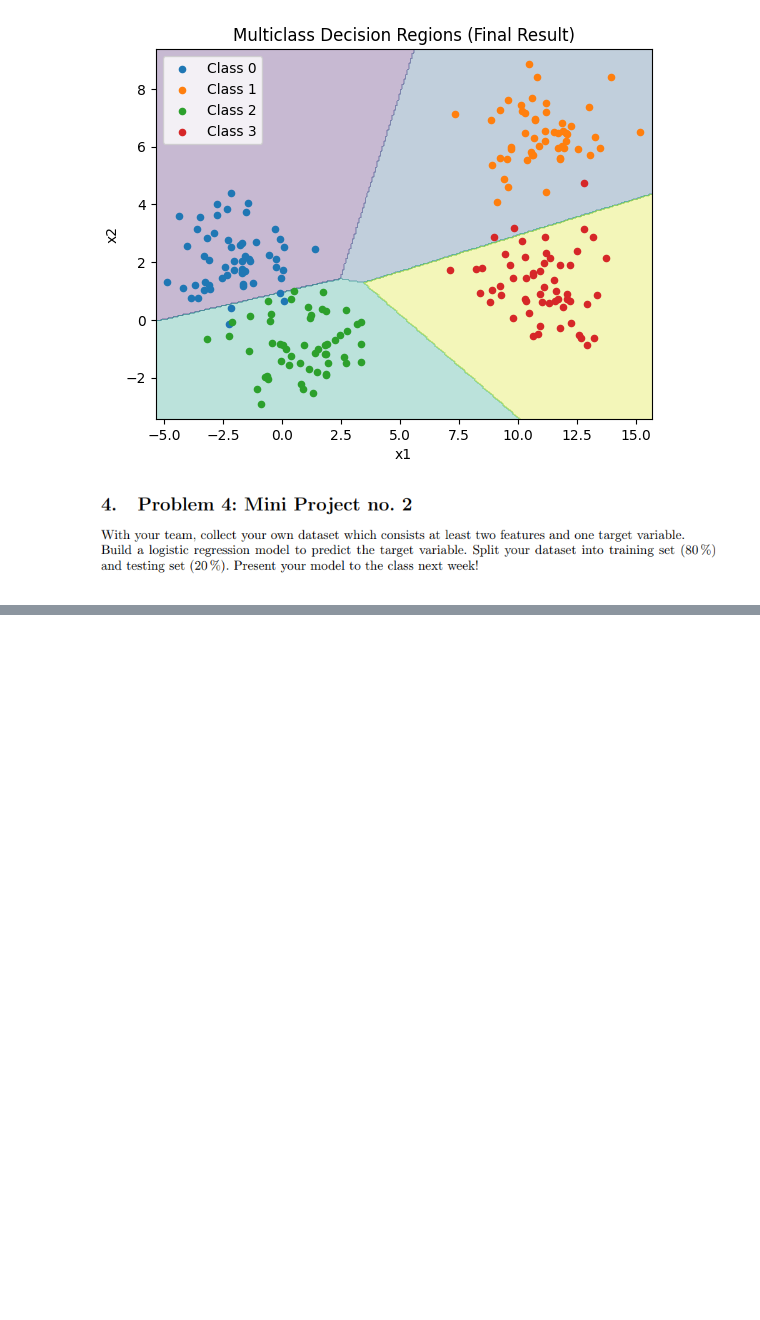
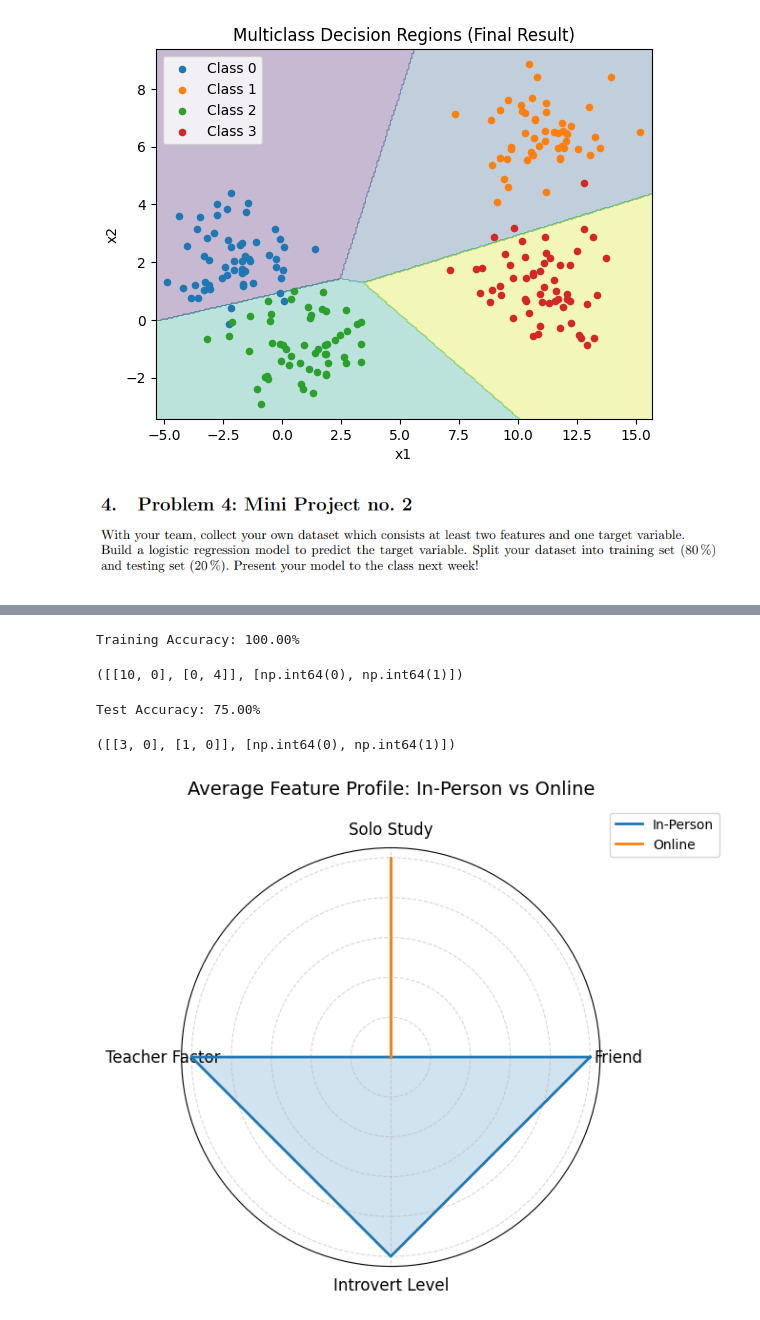
Before and after one commit to i-eat-tea/IML, a Jupyter notebook: TP3_group1/Logistic_Regrssion.ipynb, the cells around one changed output, grey strips where cells are left out. Saved outputs shown, nothing was run; the diff lists cells and outputs as text; code cells hidden in the pictures; blank space fills up the shorter version.

```diff
--- a/TP3_group1/Logistic_Regrssion.ipynb
+++ b/TP3_group1/Logistic_Regrssion.ipynb
@@ -496,0 +633,70 @@ plt.show()
+# %%
+predictions = predict(x_train, final_w, final_b)
+predictions.shape
+accuracy = np.mean(predictions == y_train) * 100
+print(f"Training Accuracy: {accuracy:.2f}%")
+# %% [output]
+Training Accuracy: 100.00%
+# %%
+get_confusion_matrix(y_train, predictions)
+# %% [output]
+([[10, 0], [0, 4]], [np.int64(0), np.int64(1)])
+# %%
+predictions = predict(x_test, final_w, final_b)
+predictions.shape
+accuracy = np.mean(predictions == y_test) * 100
+print(f"Test Accuracy: {accuracy:.2f}%")
+# %% [output]
+Test Accuracy: 75.00%
+# %%
+get_confusion_matrix(y_test, predictions)
+# %% [output]
+([[3, 0], [1, 0]], [np.int64(0), np.int64(1)])
+# %%
+import matplotlib.pyplot as plt
+import numpy as np
+
+features = ['friend', 'solo_study', 'teacher_factor', 'introvert_level']
+labels = ['Friend', 'Solo Study', 'Teacher Factor', 'Introvert Level']
+
+# Mean of each feature per class
+in_person_means = df[df['study_mode'] == 0][features].mean().values
+online_means = df[df['study_mode'] == 1][features].mean().values
+
+# Normalize to 0-1 so all features are on the same scale
+all_means = np.vstack([in_person_means, online_means])
+min_vals = all_means.min(axis=0)
+max_vals = all_means.max(axis=0)
+in_person_norm = (in_person_means - min_vals) / (max_vals - min_vals + 1e-9)
+online_norm = (online_means - min_vals) / (max_vals - min_vals + 1e-9)
+
+# Radar setup — need to close the loop
+N = len(features)
+angles = np.linspace(0, 2 * np.pi, N, endpoint=False).tolist()
+angles += angles[:1]  # close the polygon
+
+in_person_vals = in_person_norm.tolist() + in_person_norm[:1].tolist()
+online_vals = online_norm.tolist() + online_norm[:1].tolist()
+
+fig, ax = plt.subplots(figsize=(7, 7), subplot_kw=dict(polar=True))
+
+# Plot both classes
+ax.plot(angles, in_person_vals, color='tab:blue', linewidth=2, label='In-Person')
+ax.fill(angles, in_person_vals, color='tab:blue', alpha=0.2)
+
+ax.plot(angles, online_vals, color='tab:orange', linewidth=2, label='Online')
+ax.fill(angles, online_vals, color='tab:orange', alpha=0.2)
+
+# Labels
+ax.set_xticks(angles[:-1])
+ax.set_xticklabels(labels, fontsize=12)
+ax.set_yticklabels([])  # hide radial numbers, we normalized anyway
+ax.set_title('Average Feature Profile: In-Person vs Online',
+             fontsize=14, pad=20)
+ax.legend(loc='upper right', bbox_to_anchor=(1.3, 1.1))
+ax.grid(True, linestyle='--', alpha=0.5)
+
+plt.tight_layout()
+plt.show()
+# %% [output]
+[figure, added]
```
Also changed, not shown: parts of 13 cells of this notebook, 1 other file.
